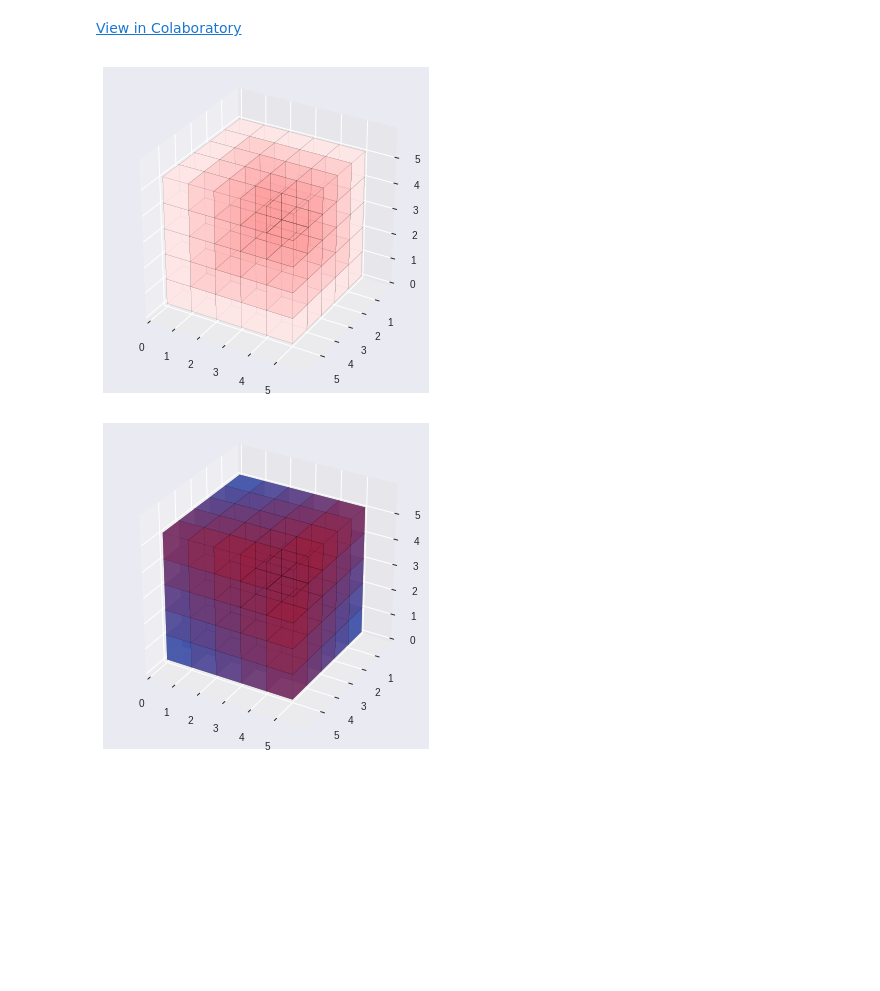
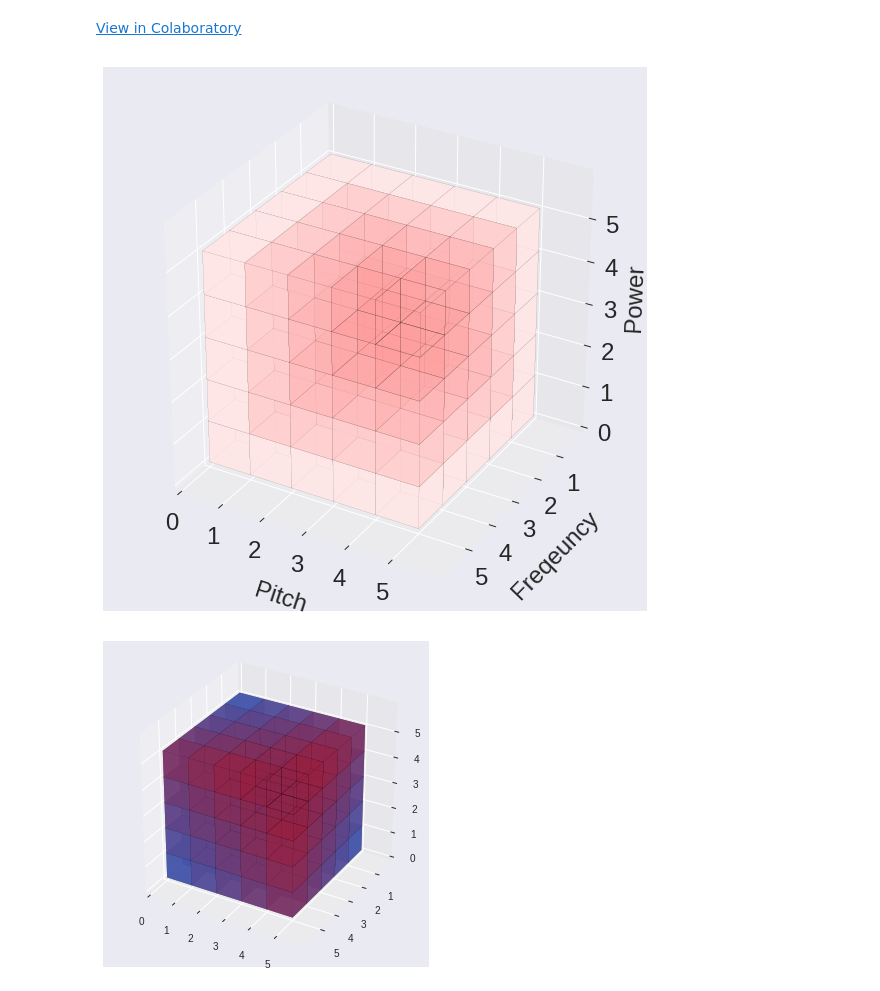
Before and after one commit to Joovvhan/ColabTest, a Jupyter notebook: Graphics_Test.ipynb, the cells around one changed output. Cells and saved outputs as stored; diff of their text form; code cells hidden in the pictures; blank space fills up the shorter version.

```diff
--- a/Graphics_Test.ipynb
+++ b/Graphics_Test.ipynb
@@ -42,7 +42,7 @@ def plot_cube(cube_definition, ax, corner):
     ax.add_collection3d(faces)
 
 
-fig = plt.figure(figsize=(6, 6))
+fig = plt.figure(figsize=(10, 10))
 ax = fig.add_subplot(111, projection='3d')
 
 cubeList = list()
@@ -50,34 +50,43 @@ xyz = list()
 
 for x in range(5):
     for y in range(5):
         for z in range(5):
             cubeList.append([(x, y, z), (x + 1, y, z), (x, y + 1, z), (x, y, z + 1)])
             xyz.append(min([x, y, z]) + 1)
 
 for i in range(len(cubeList)):
     plot_cube(cubeList[i], ax, xyz[i])
 
 # Plot the points themselves to force the scaling of the axes
 
 ax.set_xlim((0, 6))
 ax.set_ylim((6, 0))
 ax.set_zlim((0, 6))
 
 ax.set_xticks([0, 1, 2, 3, 4, 5])
 ax.set_yticks([1, 2, 3, 4, 5])
 ax.set_zticks([0, 1, 2, 3, 4, 5])
 
 ax.set_aspect('equal')
 
 
 ax.view_init(elev=30, azim=-60)
 
 # ax.set_aspect('equal')
 
+plt.xticks(fontsize=24)
+plt.xlabel('Pitch', fontsize=24, labelpad = 24)
 
+plt.yticks(fontsize=24)
+plt.ylabel('Freqeuncy', fontsize=24, labelpad = 24)
+
+# ax.set_zticks(fontsize=24)
+ax.set_zlabel('Power', fontsize=24, labelpad = 12)
+
+ax.set_zticklabels([0, 1, 2, 3, 4, 5], fontsize=24)
 plt.show()
 # %% [output]
-[figure, old version]
+[figure, new version]
 # %%
 def plot_cube(cube_definition, ax, cFactor, aFactor):
     cube_definition_array = [
```
